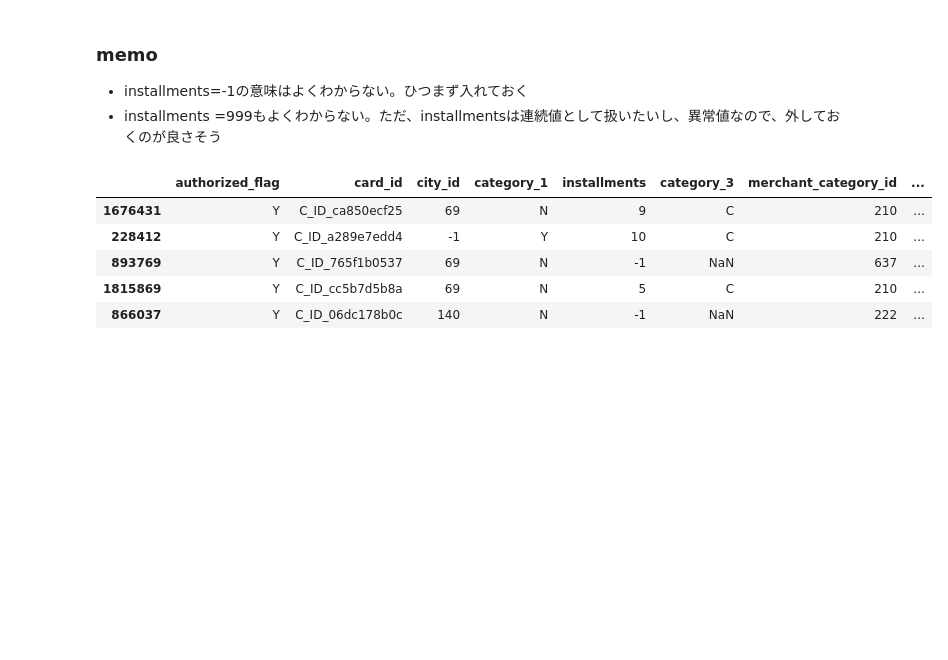
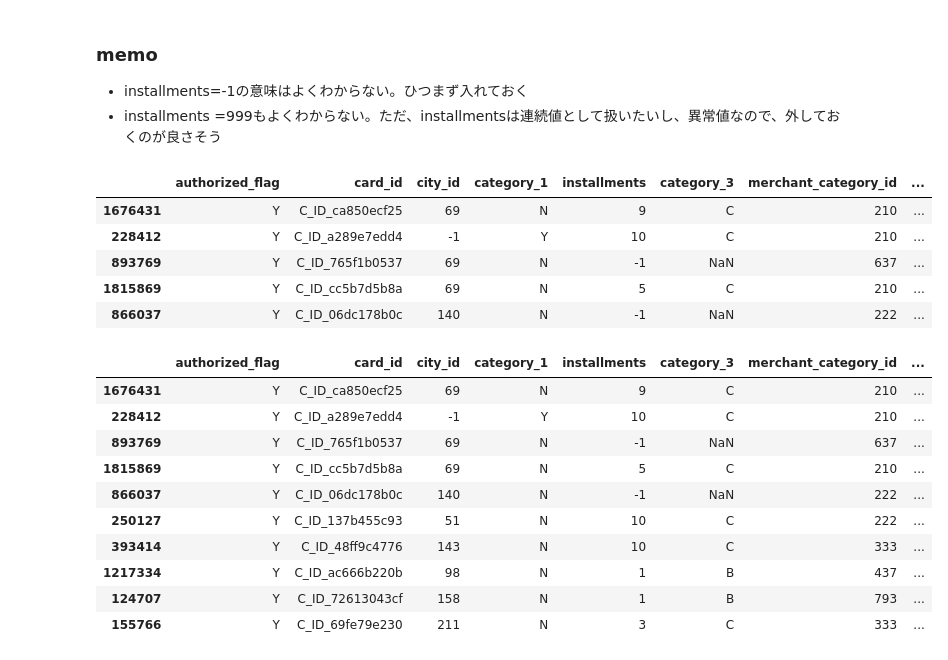
Before and after one commit to hojokenta/kaggle-elo, a Jupyter notebook: work/Data confirmation.ipynb, the cells around one changed output. Saved outputs shown, nothing was run; the diff lists cells and outputs as text; code cells hidden in the pictures; blank space fills up the shorter version.

```diff
--- a/work/Data confirmation.ipynb
+++ b/work/Data confirmation.ipynb
@@ -196,3 +173,18 @@ raw_new_merchant_transactions.sort_values('purchase_amount', ascending = False).
 | 893769 | Y | C_ID_765f1b0537 | 69 | N | -1 | NaN | 637 | ... |
 | 1815869 | Y | C_ID_cc5b7d5b8a | 69 | N | 5 | C | 210 | ... |
 | 866037 | Y | C_ID_06dc178b0c | 140 | N | -1 | NaN | 222 | ... |
+# %%
+purchase_amount_top5 = raw_new_merchant_transactions.sort_values('purchase_amount', ascending = False).iloc[:10, :]
+purchase_amount_top5
+# %% [output]
+|  | authorized_flag | card_id | city_id | category_1 | installments | category_3 | merchant_category_id | ... |
+| 1676431 | Y | C_ID_ca850ecf25 | 69 | N | 9 | C | 210 | ... |
+| 228412 | Y | C_ID_a289e7edd4 | -1 | Y | 10 | C | 210 | ... |
+| 893769 | Y | C_ID_765f1b0537 | 69 | N | -1 | NaN | 637 | ... |
+| 1815869 | Y | C_ID_cc5b7d5b8a | 69 | N | 5 | C | 210 | ... |
+| 866037 | Y | C_ID_06dc178b0c | 140 | N | -1 | NaN | 222 | ... |
+| 250127 | Y | C_ID_137b455c93 | 51 | N | 10 | C | 222 | ... |
+| 393414 | Y | C_ID_48ff9c4776 | 143 | N | 10 | C | 333 | ... |
+| 1217334 | Y | C_ID_ac666b220b | 98 | N | 1 | B | 437 | ... |
+| 124707 | Y | C_ID_72613043cf | 158 | N | 1 | B | 793 | ... |
+| 155766 | Y | C_ID_69fe79e230 | 211 | N | 3 | C | 333 | ... |
```
Also changed, not shown: parts of 18 cells of this notebook, 2 other files.
